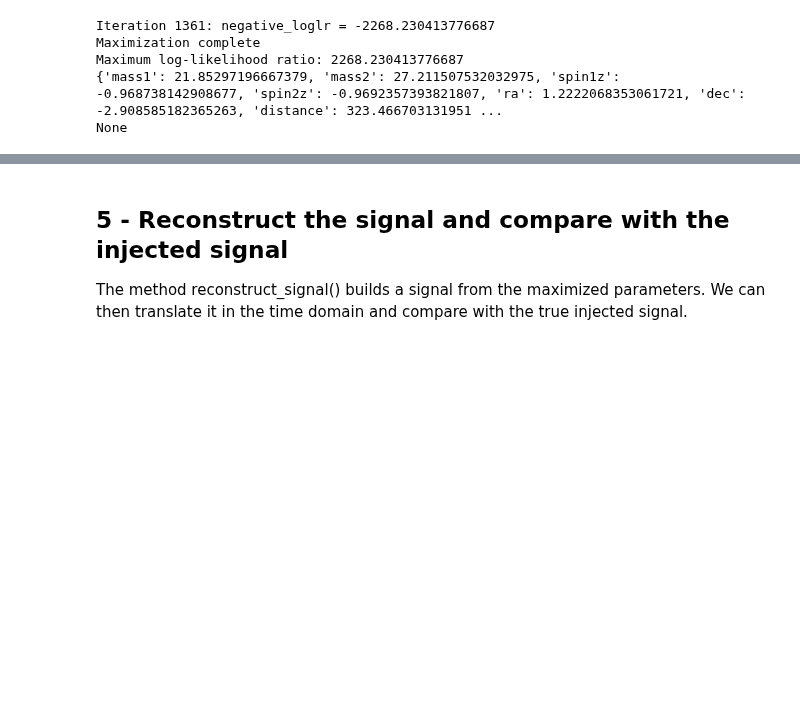
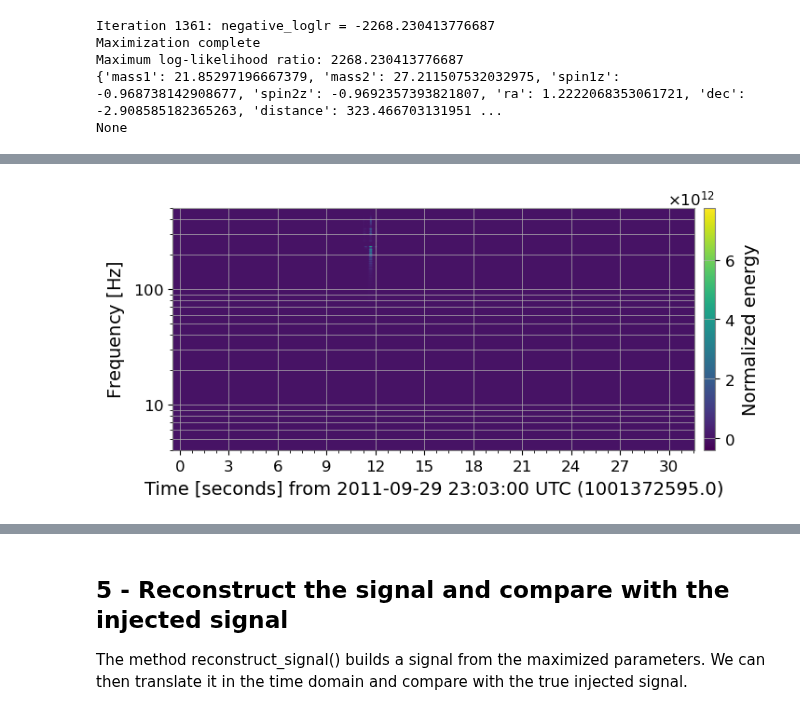
Before and after one commit to Glorieux-Victor/Internship_Victor_CBC_ET, a Jupyter notebook: code_Adrian/MLE_pipeline/src/test_likelihood_modif.ipynb, the cells around one changed output, grey strips where cells are left out. Saved outputs shown, nothing was run; the diff lists cells and outputs as text; code cells hidden in the pictures; blank space fills up the shorter version.

```diff
--- a/code_Adrian/MLE_pipeline/src/test_likelihood_modif.ipynb
+++ b/code_Adrian/MLE_pipeline/src/test_likelihood_modif.ipynb
@@ -302,3 +325,6 @@ comparison_freq(opti_cut,reel_cut,residual,psd_opti,psd_reel,psd_res)
 # %%
-qtrans(tsgwpy_opti_cut)
+tsgwpy_opti_cut = pycbc_to_gwpy(signal_reconstructed_t)
+qtrans(tsgwpy_opti_cut['E1'],frange = (4, 500),qrange = (100, 500))
+# %% [output]
+[figure, added]
 # %%
```
Also changed, not shown: parts of 14 cells of this notebook, 3 other files.
